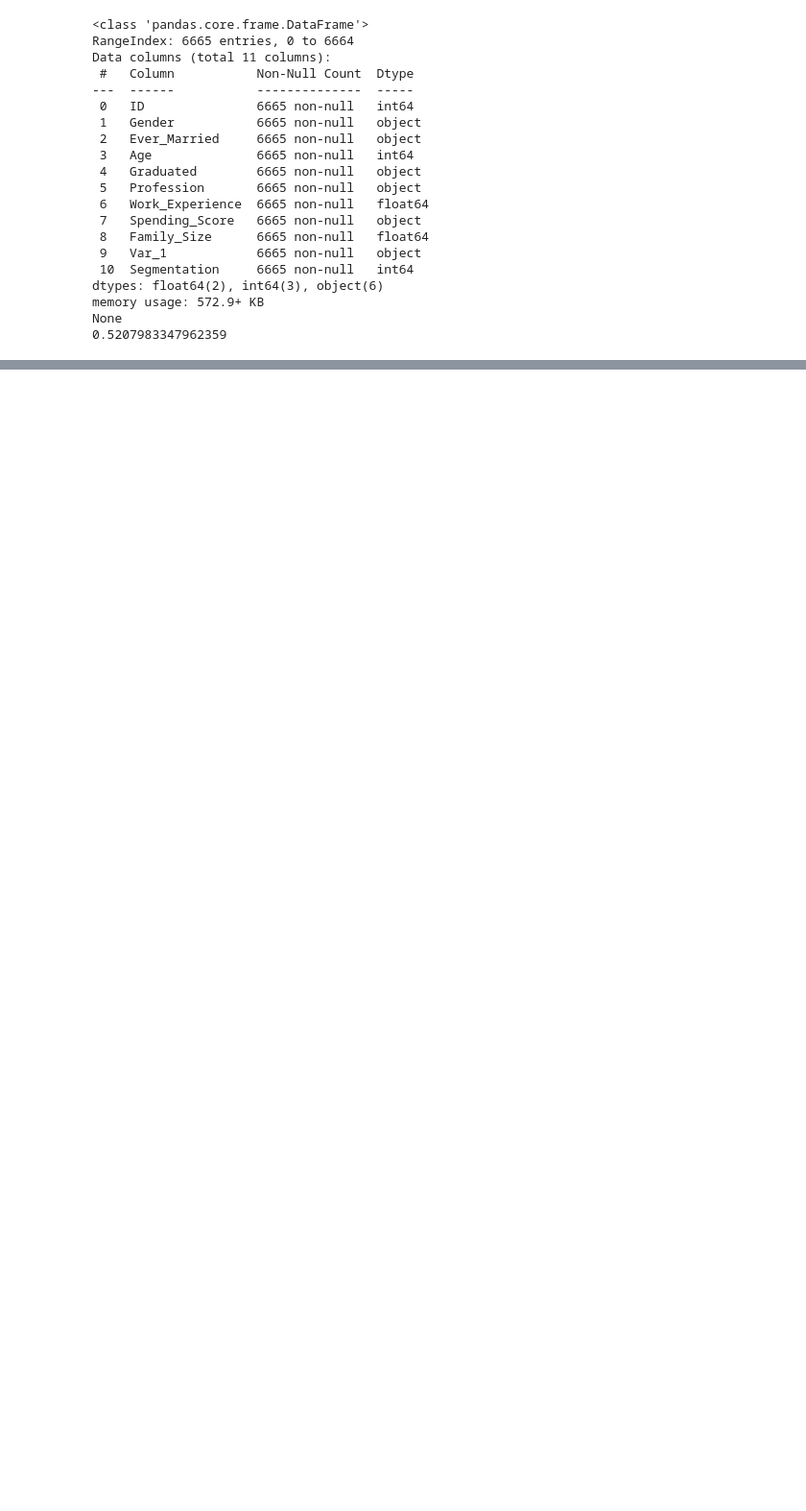
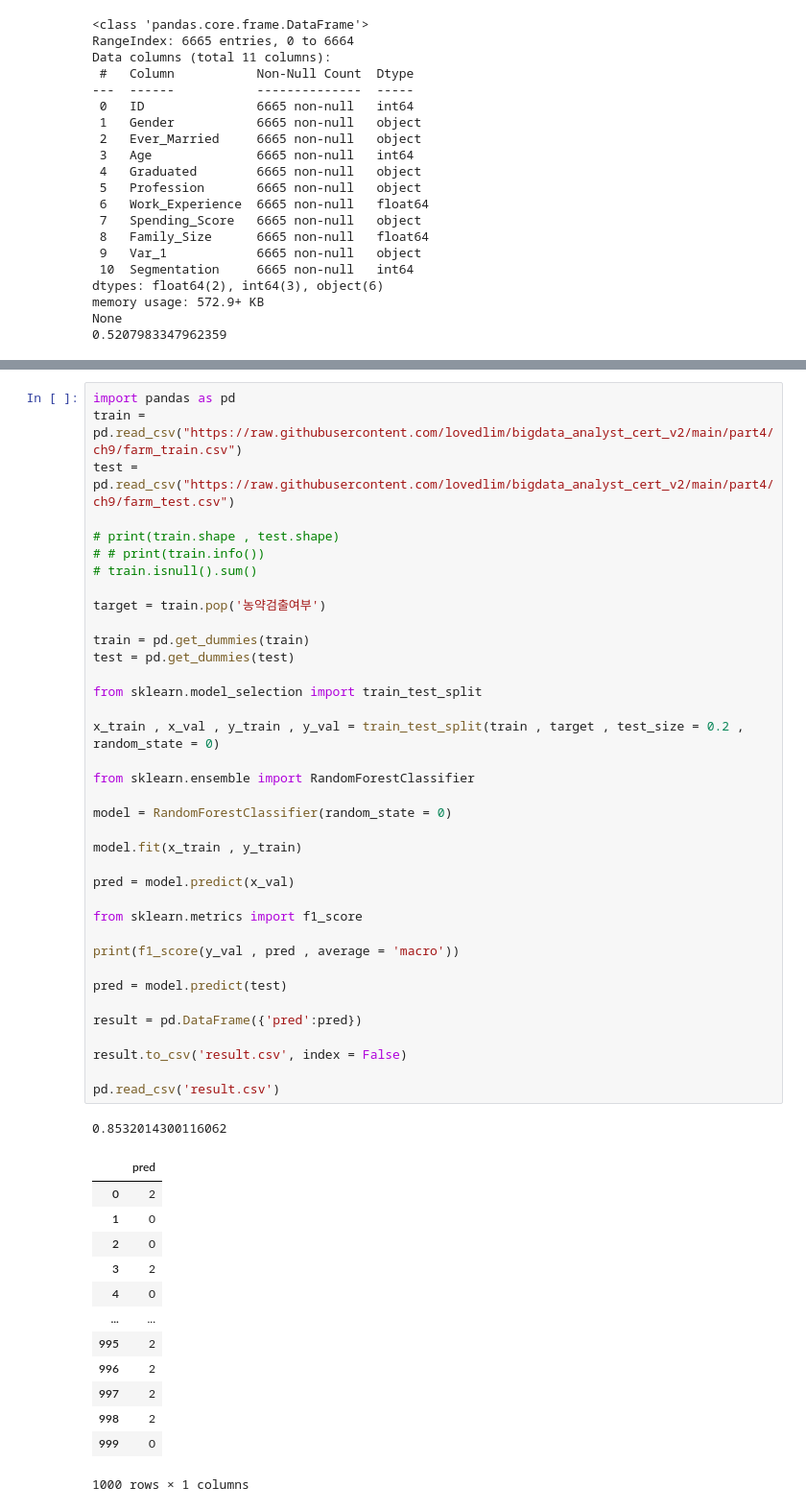
Before and after one commit to GamGomYang/Programming_study, a Jupyter notebook: 빅데이터분석기사실기/시험준비.ipynb, the cells around one changed output, grey strips where cells are left out. Shown: that part at 96% size. Drawn from its saved outputs; the diff is of its cells as text; blank space fills up the shorter version.

```diff
--- a/빅데이터분석기사실기/시험준비.ipynb
+++ b/빅데이터분석기사실기/시험준비.ipynb
@@ -934,0 +1603,52 @@ None
+# %%
+import pandas as pd
+train = pd.read_csv("https://raw.githubusercontent.com/lovedlim/bigdata_analyst_cert_v2/main/part4/ch9/farm_train.csv")
+test = pd.read_csv("https://raw.githubusercontent.com/lovedlim/bigdata_analyst_cert_v2/main/part4/ch9/farm_test.csv")
+
+# print(train.shape , test.shape)
+# # print(train.info())
+# train.isnull().sum()
+
+target = train.pop('농약검출여부')
+
+train = pd.get_dummies(train)
+test = pd.get_dummies(test)
+
+from sklearn.model_selection import train_test_split
+
+x_train , x_val , y_train , y_val = train_test_split(train , target , test_size = 0.2 , random_state = 0)
+
+from sklearn.ensemble import RandomForestClassifier
+
+model = RandomForestClassifier(random_state = 0)
+
+model.fit(x_train , y_train)
+
+pred = model.predict(x_val)
+
+from sklearn.metrics import f1_score
+
+print(f1_score(y_val , pred , average = 'macro'))
+
+pred = model.predict(test)
+
+result = pd.DataFrame({'pred':pred})
+
+result.to_csv('result.csv', index = False)
+
+pd.read_csv('result.csv')
+# %% [output]
+0.8532014300116062
+|  | pred |
+| 0 | 2 |
+| 1 | 0 |
+| 2 | 0 |
+| 3 | 2 |
+| 4 | 0 |
+| ... | ... |
+| 995 | 2 |
+| 996 | 2 |
+| 997 | 2 |
+| 998 | 2 |
+| 999 | 0 |
+1000 rows × 1 columns
```
Also changed, not shown: parts of 19 cells of this notebook, 3 other files.
